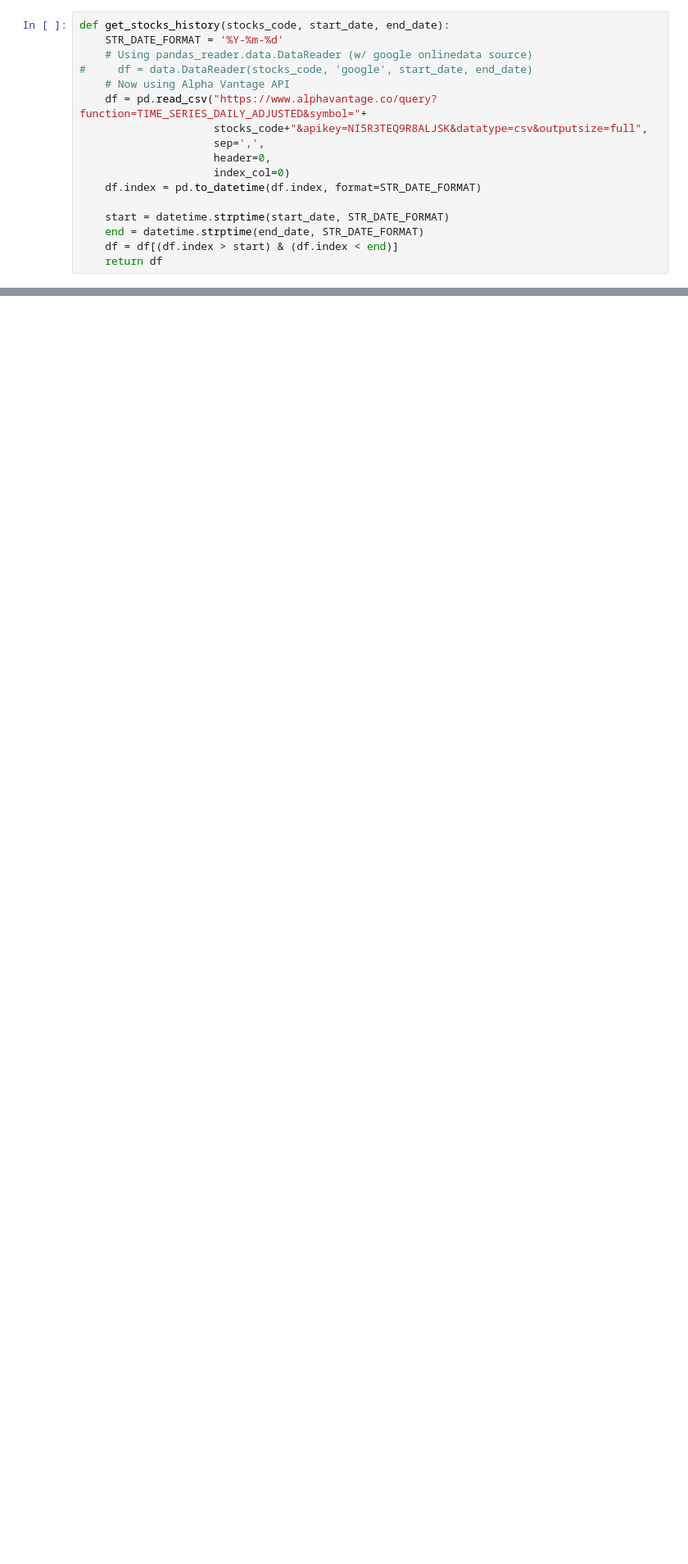
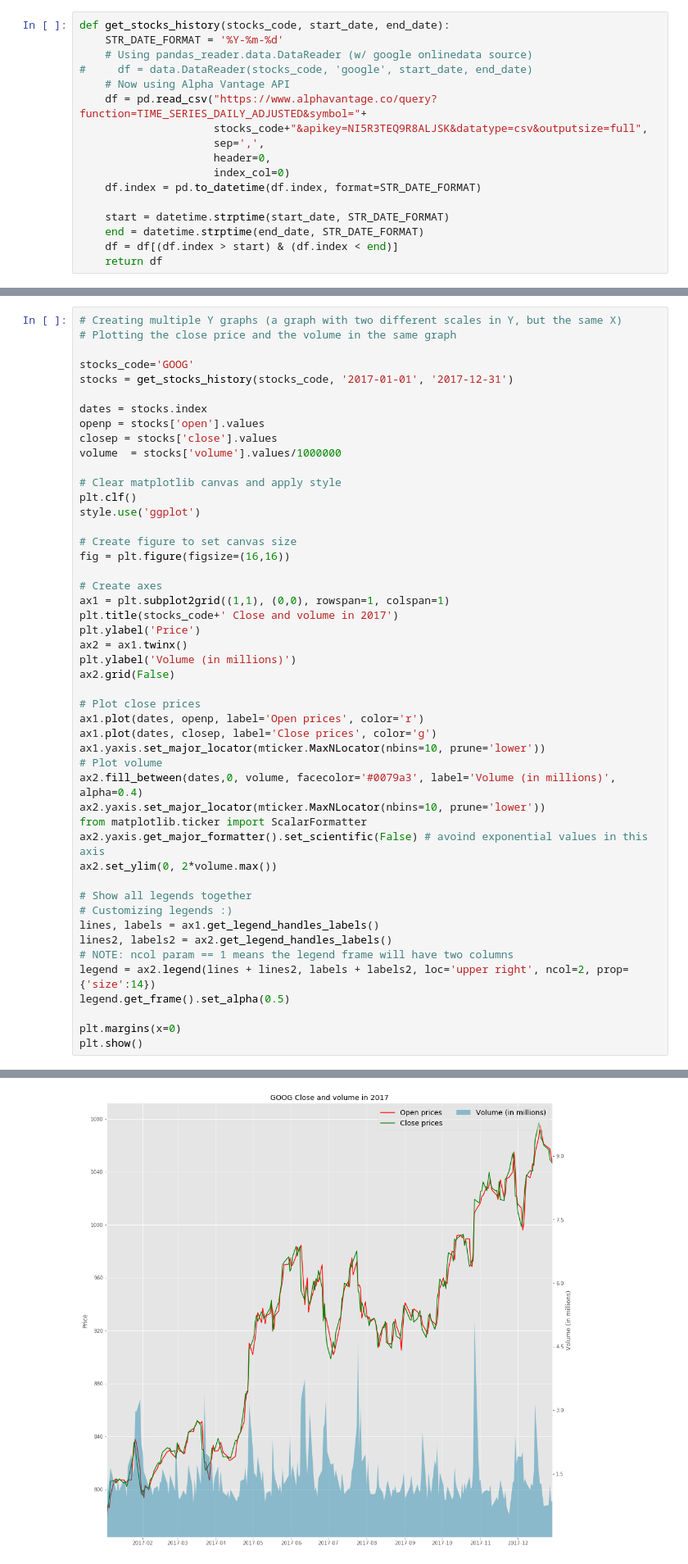
Before and after one commit to davidcampelo/data-science-tests, a Jupyter notebook: 5 - Matplotlib Stock prices visualization.ipynb, the cells around one changed output, grey strips where cells are left out. Shown at 82% size. Drawn from its saved outputs; the diff is of its cells as text; blank space fills up the shorter version.

```diff
--- a/5 - Matplotlib Stock prices visualization.ipynb
+++ b/5 - Matplotlib Stock prices visualization.ipynb
@@ -300,0 +360,49 @@ plt.show()
+# %%
+# Creating multiple Y graphs (a graph with two different scales in Y, but the same X)
+# Plotting the close price and the volume in the same graph
+
+stocks_code='GOOG'
+stocks = get_stocks_history(stocks_code, '2017-01-01', '2017-12-31')
+
+dates = stocks.index
+openp = stocks['open'].values
+closep = stocks['close'].values
+volume  = stocks['volume'].values/1000000
+
+# Clear matplotlib canvas and apply style
+plt.clf()
+style.use('ggplot')
+
+# Create figure to set canvas size
+fig = plt.figure(figsize=(16,16))
+
+# Create axes
+ax1 = plt.subplot2grid((1,1), (0,0), rowspan=1, colspan=1)
+plt.title(stocks_code+' Close and volume in 2017')
+plt.ylabel('Price')
+ax2 = ax1.twinx()
+plt.ylabel('Volume (in millions)')
+ax2.grid(False)
+
+# Plot close prices
+ax1.plot(dates, openp, label='Open prices', color='r')
+ax1.plot(dates, closep, label='Close prices', color='g')
+ax1.yaxis.set_major_locator(mticker.MaxNLocator(nbins=10, prune='lower'))
+# Plot volume
+ax2.fill_between(dates,0, volume, facecolor='#0079a3', label='Volume (in millions)', alpha=0.4)
+ax2.yaxis.set_major_locator(mticker.MaxNLocator(nbins=10, prune='lower'))
+from matplotlib.ticker import ScalarFormatter
+ax2.yaxis.get_major_formatter().set_scientific(False) # avoind exponential values in this axis
+ax2.set_ylim(0, 2*volume.max())
+
+# Show all legends together
+# Customizing legends :)
+lines, labels = ax1.get_legend_handles_labels()
+lines2, labels2 = ax2.get_legend_handles_labels()
+# NOTE: ncol param == 1 means the legend frame will have two columns
+legend = ax2.legend(lines + lines2, labels + labels2, loc='upper right', ncol=2, prop={'size':14})
+legend.get_frame().set_alpha(0.5)
+
+plt.margins(x=0)
+plt.show()
+# %% [output]
@@ -300,0 +410 @@ plt.show()
+[figure, added]
```
Also changed, not shown: parts of 6 cells of this notebook.
